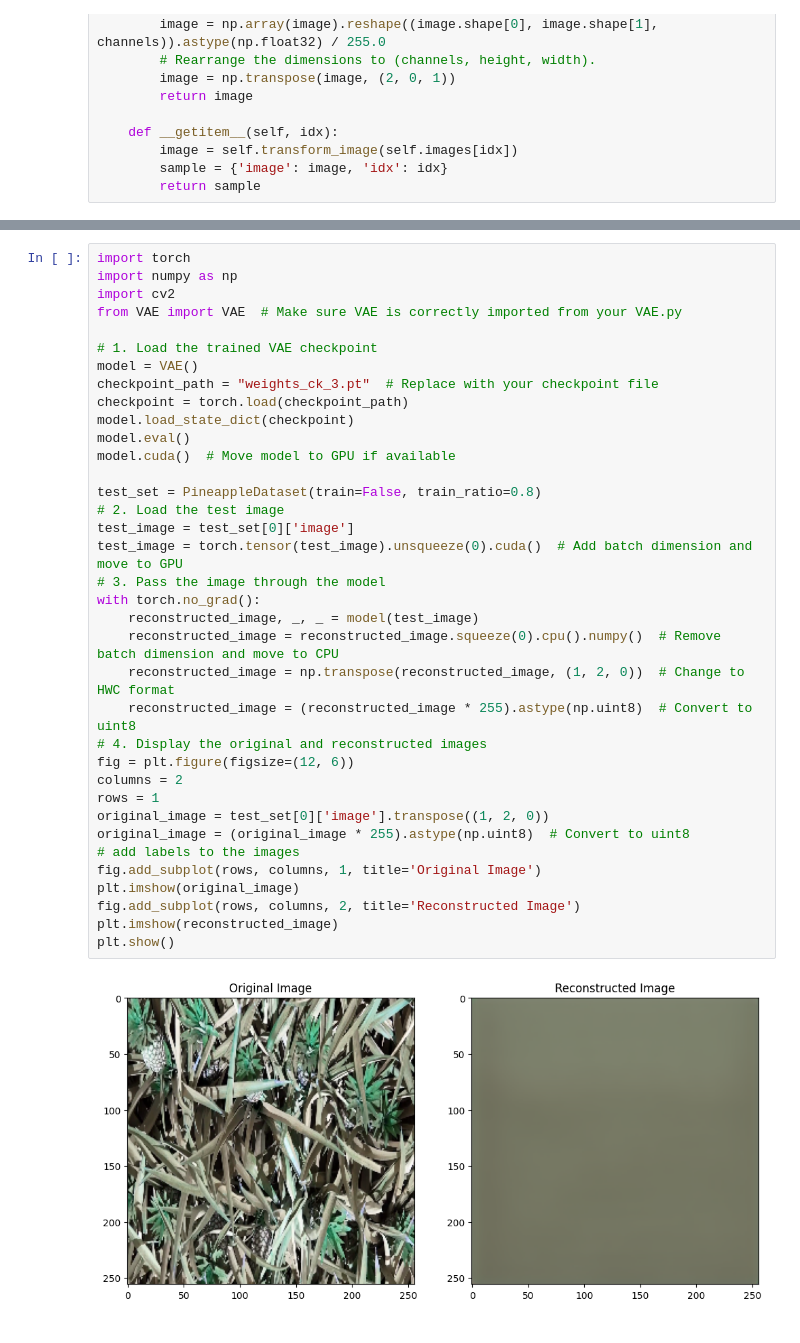
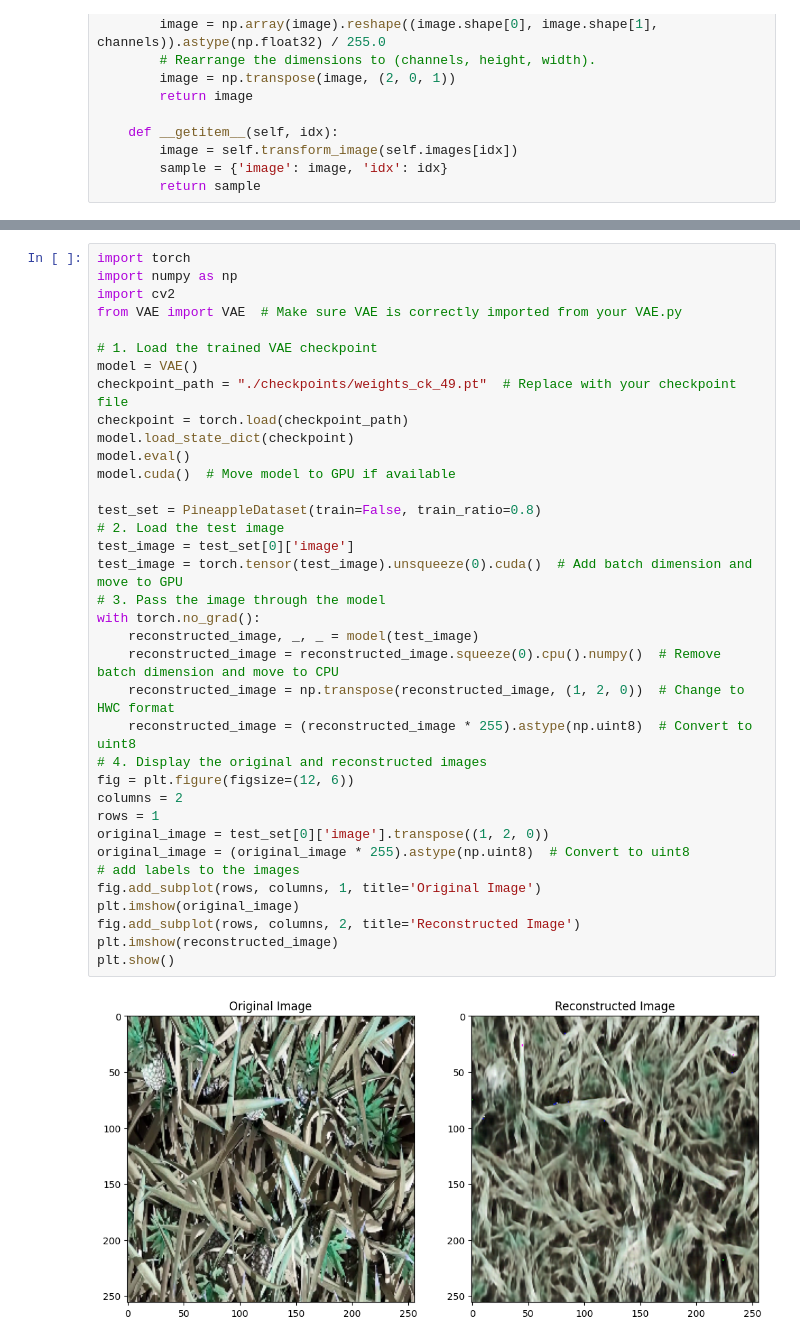
Before and after one commit to ManfredGonzalez/VAE_training, a Jupyter notebook: test.ipynb, the cells around one changed output, grey strips where cells are left out. Saved outputs shown, nothing was run; the diff lists cells and outputs as text.

```diff
--- a/test.ipynb
+++ b/test.ipynb
@@ -82,33 +84,33 @@ from VAE import VAE  # Make sure VAE is correctly imported from your VAE.py
 
 # 1. Load the trained VAE checkpoint
 model = VAE()
-checkpoint_path = "weights_ck_3.pt"  # Replace with your checkpoint file
+checkpoint_path = "./checkpoints/weights_ck_49.pt"  # Replace with your checkpoint file
 checkpoint = torch.load(checkpoint_path)
 model.load_state_dict(checkpoint)
 model.eval()
 model.cuda()  # Move model to GPU if available
 
 test_set = PineappleDataset(train=False, train_ratio=0.8)
 # 2. Load the test image
 test_image = test_set[0]['image']
 test_image = torch.tensor(test_image).unsqueeze(0).cuda()  # Add batch dimension and move to GPU
 # 3. Pass the image through the model
 with torch.no_grad():
     reconstructed_image, _, _ = model(test_image)
     reconstructed_image = reconstructed_image.squeeze(0).cpu().numpy()  # Remove batch dimension and move to CPU
     reconstructed_image = np.transpose(reconstructed_image, (1, 2, 0))  # Change to HWC format
     reconstructed_image = (reconstructed_image * 255).astype(np.uint8)  # Convert to uint8
 # 4. Display the original and reconstructed images
 fig = plt.figure(figsize=(12, 6))
 columns = 2
 rows = 1
 original_image = test_set[0]['image'].transpose((1, 2, 0))
 original_image = (original_image * 255).astype(np.uint8)  # Convert to uint8
 # add labels to the images
 fig.add_subplot(rows, columns, 1, title='Original Image')
 plt.imshow(original_image)
 fig.add_subplot(rows, columns, 2, title='Reconstructed Image')
 plt.imshow(reconstructed_image)
 plt.show()
 # %% [output]
-[figure, old version]
+[figure, new version]
```
Also changed, not shown: parts of 4 cells of this notebook, 2 other files.
